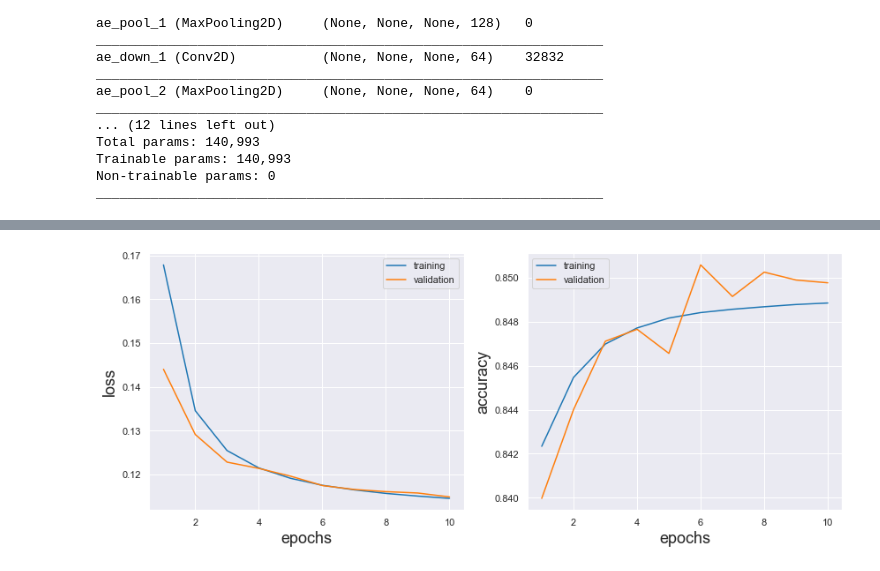
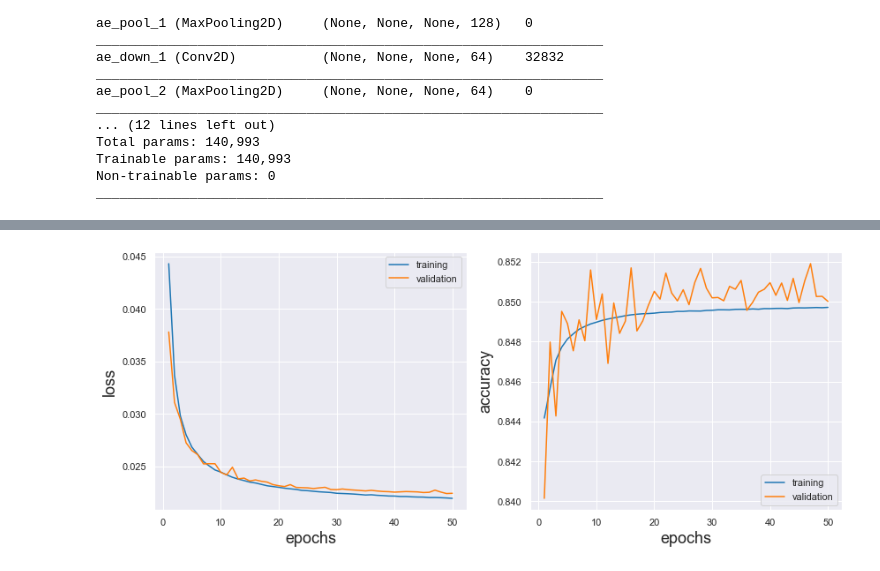
Before and after one commit to thesfinox/avogadro-2021, a Jupyter notebook: demo_cv.ipynb, the cells around one changed output, grey strips where cells are left out. Saved outputs shown, nothing was run; the diff lists cells and outputs as text; code cells hidden in the pictures.

```diff
--- a/demo_cv.ipynb
+++ b/demo_cv.ipynb
@@ -43,5 +67,7 @@ if gpus:
 # %%
 (X_train, y_train), (X_test, y_test) = mnist.load_data()
 
-X_train = X_train / 255
-X_test = X_test / 255
+# normalise to the maximal intensity
+M = X_train.max()
+X_train = X_train / M
+X_test = X_test / M
@@ -218,10 +353,14 @@ idx = np.random.choice(X_test_noise.shape[0], size=5)
 
 for n, i in enumerate(idx):
 
-    sns.heatmap(data=X_test_noise[i], cmap='Greys_r', cbar=False,
-                xticklabels=False, yticklabels=False,
-                square=True, ax=ax[n]
-               )
+    sns.heatmap(data=X_test_noise[i],
+                cmap='Greys_r',
+                cbar=False,
+                xticklabels=False,
+                yticklabels=False,
+                square=True,
+                ax=ax[n]
+                )
 
     ax[n].set_title(f'target class: {y_test[i]:d}', fontsize=32)
     ax[n].set_xlabel(f'predicted class: {y_pred_noise[i]:d}', fontsize=32)
@@ -306,27 +482,45 @@ Epoch 10/10
 # %%
-_, ax = plt.subplots(1, 2, figsize=(12, 5))
+if TRAIN_AE:
 
-sns.lineplot(x=range(1, 10+1), y=history.history['loss'],
-             ls='-', color='tab:blue', label='training', ax=ax[0]
-            )
-sns.lineplot(x=range(1, 10+1), y=history.history['val_loss'],
-             ls='-', color='tab:orange', label='validation', ax=ax[0]
-            )
-ax[0].set_xlabel('epochs', fontsize=18)
-ax[0].set_ylabel('loss', fontsize=18)
+    _, ax = plt.subplots(1, 2, figsize=(12, 5))
 
-sns.lineplot(x=range(1, 10+1), y=history.history['binary_accuracy'],
-             ls='-', color='tab:blue', label='training', ax=ax[1]
-            )
-sns.lineplot(x=range(1, 10+1), y=history.history['val_binary_accuracy'],
-             ls='-', color='tab:orange', label='validation', ax=ax[1]
-            )
-ax[1].set_xlabel('epochs', fontsize=18)
-ax[1].set_ylabel('accuracy', fontsize=18)
+    sns.lineplot(x=range(1, 50+1),
+                 y=history.history['loss'],
+                 ls='-',
+                 color='tab:blue',
+                 label='training',
+                 ax=ax[0]
+                 )
+    sns.lineplot(x=range(1, 50+1),
+                 y=history.history['val_loss'],
+                 ls='-',
+                 color='tab:orange',
+                 label='validation',
+                 ax=ax[0]
+                 )
+    ax[0].set_xlabel('epochs', fontsize=18)
+    ax[0].set_ylabel('loss', fontsize=18)
 
-plt.tight_layout()
+    sns.lineplot(x=range(1, 50+1),
+                 y=history.history['binary_accuracy'],
+                 ls='-',
+                 color='tab:blue',
+                 label='training',
+                 ax=ax[1]
+                 )
+    sns.lineplot(x=range(1, 50+1),
+                 y=history.history['val_binary_accuracy'],
+                 ls='-',
+                 color='tab:orange',
+                 label='validation',
+                 ax=ax[1]
+                 )
+    ax[1].set_xlabel('epochs', fontsize=18)
+    ax[1].set_ylabel('accuracy', fontsize=18)
+
+    plt.tight_layout()
 # %% [output]
-[figure, old version]
+[figure, new version]
 # %%
 X_preds = ae.predict(X_test_noise[:, :, :, None]).squeeze()
 
```
Also changed, not shown: parts of 34 cells of this notebook, 2 other files.
